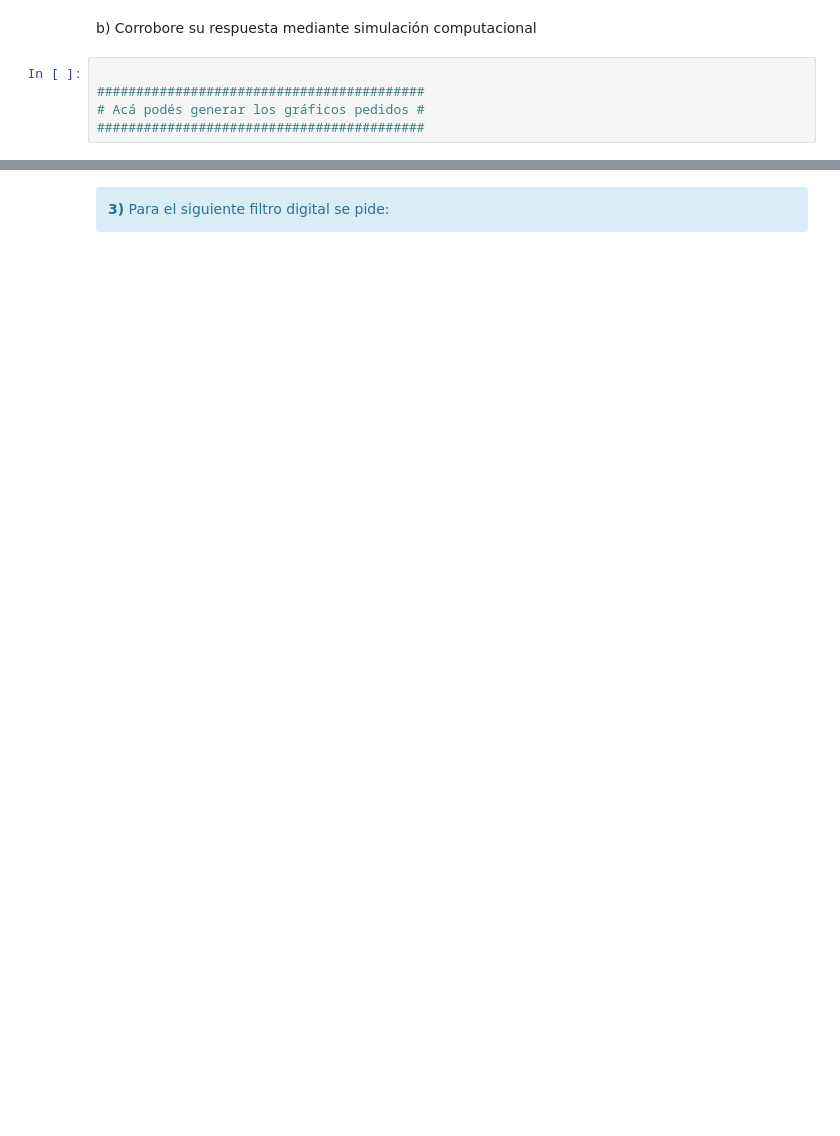
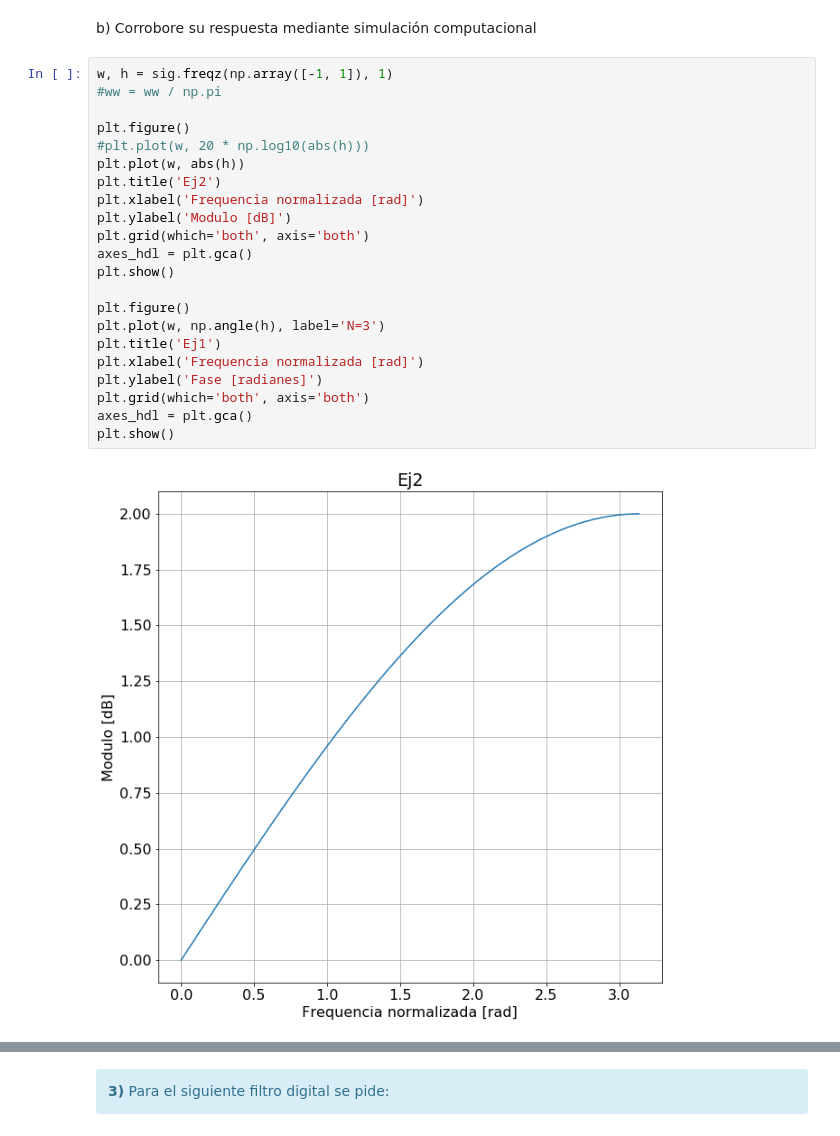
Before and after one commit to Sidorczuk/DSP, a Jupyter notebook: TP4-Filtrado.ipynb, the cells around one changed output, grey strips where cells are left out. Cells and saved outputs as stored; diff of their text form; blank space fills up the shorter version.

```diff
--- a/TP4-Filtrado.ipynb
+++ b/TP4-Filtrado.ipynb
@@ -98,7 +104,26 @@ $$ h(k) = (-1, 1) $$
 # %% [markdown]
    b) Corrobore su respuesta mediante simulación computacional
-# %%
-
-##########################################
-# Acá podés generar los gráficos pedidos #
-##########################################
+# %%
+w, h = sig.freqz(np.array([-1, 1]), 1)
+#ww = ww / np.pi
+
+plt.figure()
+#plt.plot(w, 20 * np.log10(abs(h)))
+plt.plot(w, abs(h))
+plt.title('Ej2')
+plt.xlabel('Frequencia normalizada [rad]')
+plt.ylabel('Modulo [dB]')
+plt.grid(which='both', axis='both')
+axes_hdl = plt.gca()
+plt.show()
+
+plt.figure()
+plt.plot(w, np.angle(h), label='N=3')
+plt.title('Ej1')
+plt.xlabel('Frequencia normalizada [rad]')
+plt.ylabel('Fase [radianes]')
+plt.grid(which='both', axis='both')
+axes_hdl = plt.gca()
+plt.show()
+# %% [output]
+[figure, added]
```
Also changed, not shown: parts of 5 cells of this notebook, 2 other files.
